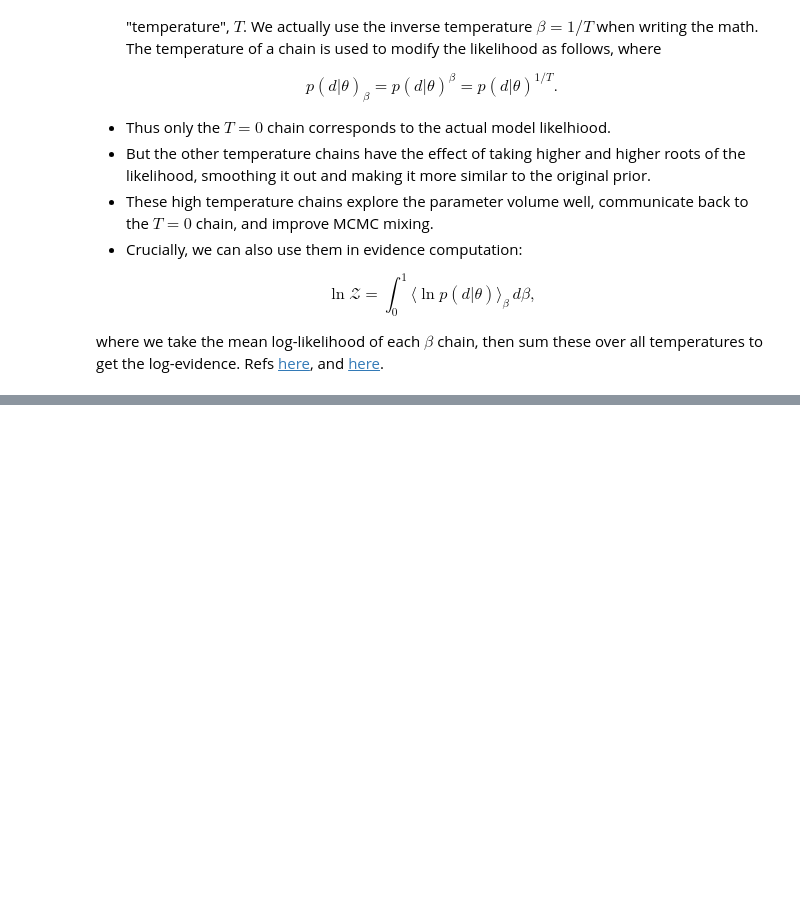
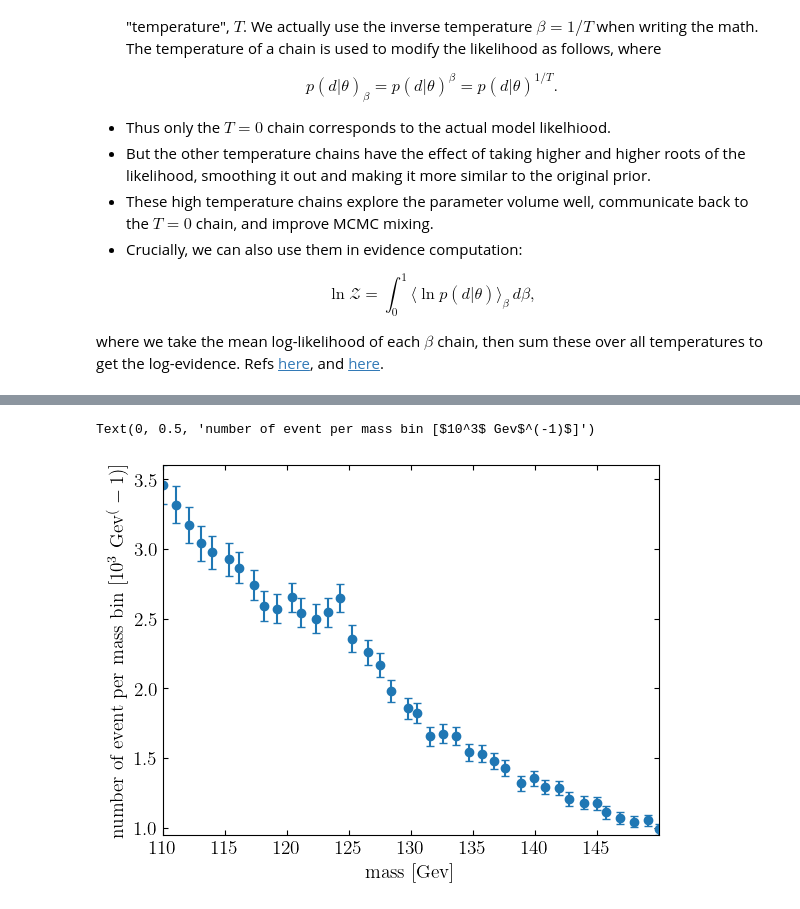
Before and after one commit to dgerosa/machinelearning4physics_bicocca_2024, a Jupyter notebook: lectures/L06_modelselection.ipynb, the cells around one changed output, grey strips where cells are left out. Drawn from its saved outputs; the diff is of its cells as text; code cells hidden in the pictures; blank space fills up the shorter version.

```diff
--- a/lectures/L06_modelselection.ipynb
+++ b/lectures/L06_modelselection.ipynb
@@ -502,0 +529,11 @@ where we take the mean log-likelihood of each $\beta$ chain, then sum these over
+# %%
+mass, eventpermassbin, eventerr = np.loadtxt('../datasets/boson.txt',unpack=True)
+
+plt.errorbar(mass, eventpermassbin, eventerr,fmt='o')
+
+plt.xlabel('mass [Gev]')
+
+plt.ylabel('number of event per mass bin [$10^3$ Gev$^(-1)$]')
+# %% [output]
+Text(0, 0.5, 'number of event per mass bin [$10^3$ Gev$^(-1)$]')
+[figure, added]
```
Also changed, not shown: parts of 4 cells of this notebook, 2 other files.
